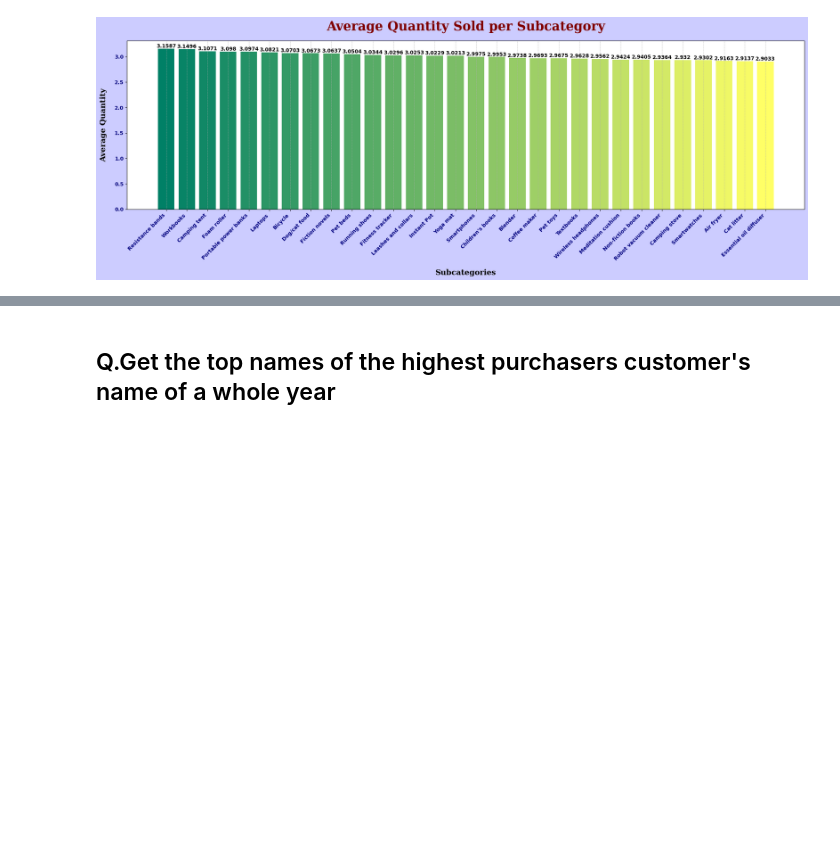
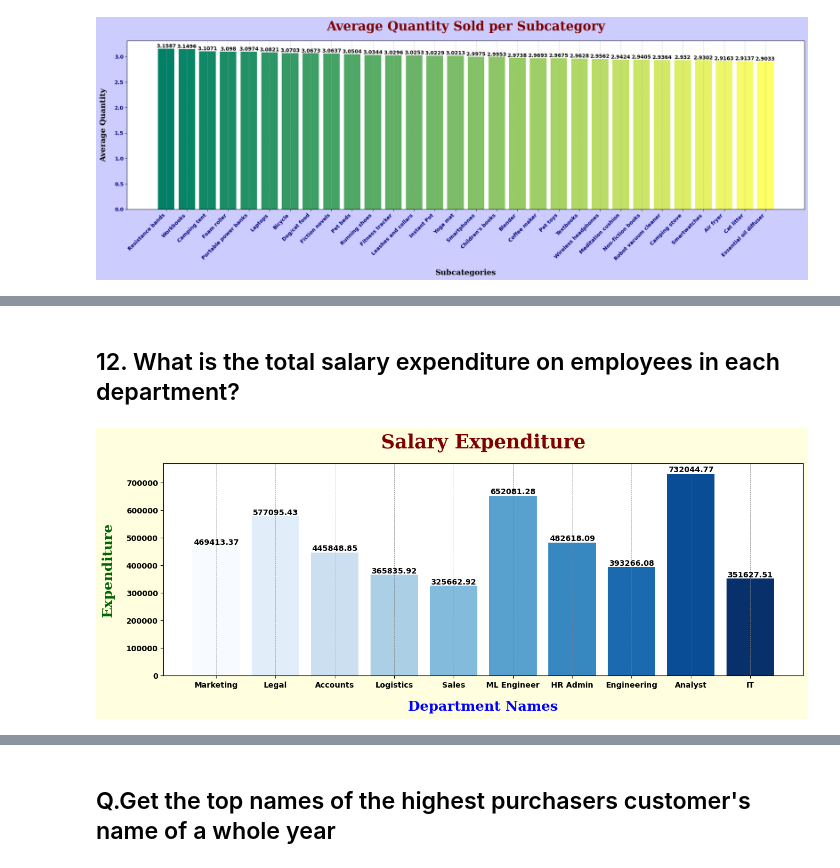
Before and after one commit to MolyaRoshida03/ecommerce_analysis, a Jupyter notebook: swiftmarkets.ipynb, the cells around one changed output, grey strips where cells are left out. Cells and saved outputs as stored; diff of their text form; code cells hidden in the pictures; blank space fills up the shorter version.

```diff
--- a/swiftmarkets.ipynb
+++ b/swiftmarkets.ipynb
@@ -512,0 +673,49 @@ plt.show()
+# %% [markdown]
+##  12. What is the total salary expenditure on employees in each department?
+# %%
+#SQL Query
+query='''select Department,sum(Salary) as Total_Salary
+from employees
+group by Department;'''
+
+#Exucting Query
+D_salary=read_query(query=query)
+
+#Assign Vairable and extracting the values
+Department=D_salary['Department'].values
+
+# changing the datatype from object to float
+Salary=D_salary['Total_Salary'].astype(float).values
+
+#Cmap
+cmap_value=np.linspace(0,1,10)
+cmap=plt.cm.Blues(cmap_value)
+
+#Ploting Graph
+plt.figure(figsize=(15,5),facecolor='lightyellow')
+plt.bar(height=Salary,x=Department,color=cmap)
+
+# giving title
+plt.title('Salary Expenditure',fontdict={'family':'serif','color':'maroon','size':25},pad=20,fontweight='bold')
+
+# creating the labels
+plt.xlabel('Department Names',fontdict={'family':'serif','color':'blue','size':18},labelpad=15,fontweight='bold')
+plt.ylabel('Expenditure',fontdict={'family':'serif','color':'darkgreen','size':18},labelpad=15,fontweight='bold')
+
+
+# using yticks and xticks
+plt.yticks(c='black',fontweight='bold')
+plt.xticks(c='black',fontweight='bold')
+
+
+#Annotating Graph
+for i in range(len(Department)):
+    plt.annotate(text=Salary[i],xy=(i,Salary[i]),fontweight='bold',
+                 horizontalalignment='center',
+                 verticalalignment='bottom')
+
+
+plt.grid(axis='x',linestyle='--',linewidth=0.5,color='gray')
+plt.show()
+# %% [output]
+[figure, added]
```
Also changed, not shown: parts of 11 cells of this notebook, 4 other files.
